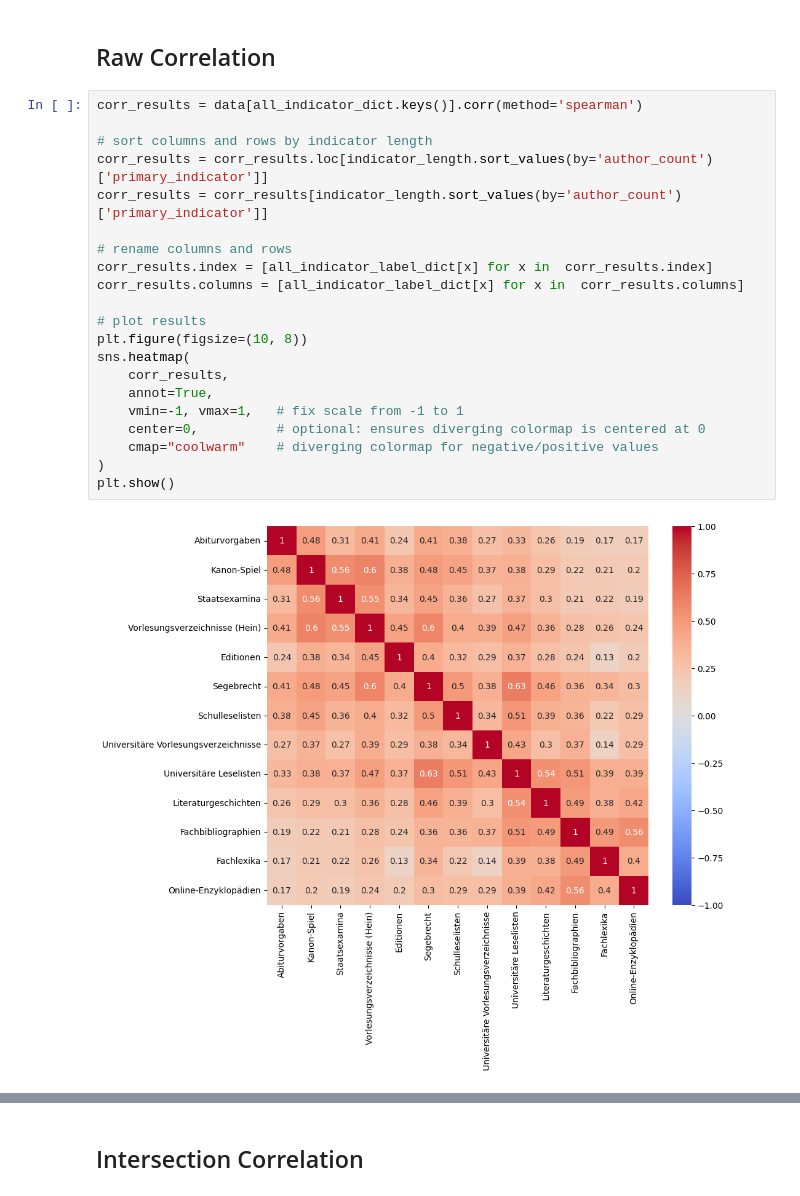
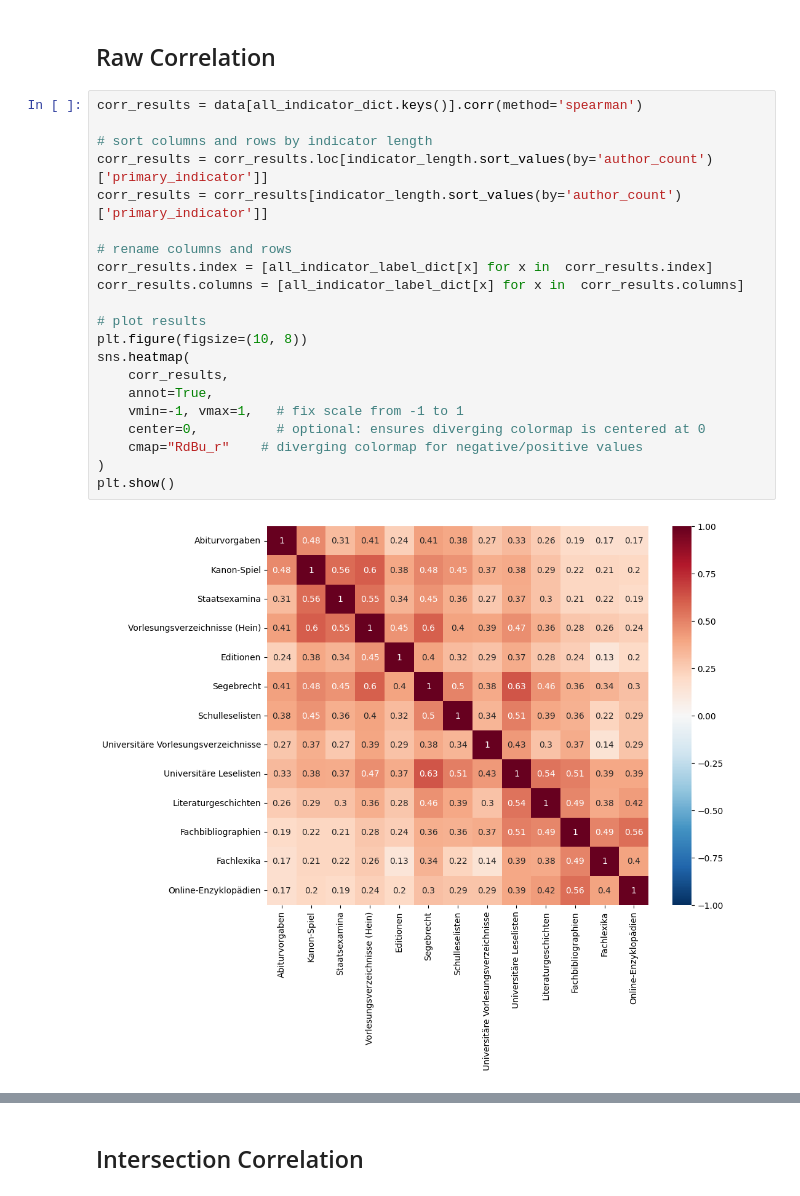
Before and after one commit to agihil/germancanon, a Jupyter notebook: notebooks/publication.ipynb, the cells around one changed output, grey strips where cells are left out. Saved outputs shown, nothing was run; the diff lists cells and outputs as text.

```diff
--- a/notebooks/publication.ipynb
+++ b/notebooks/publication.ipynb
@@ -266,26 +266,26 @@ display(indicator_length.sort_values(by='author_count'))
 # %%
 corr_results = data[all_indicator_dict.keys()].corr(method='spearman')
 
 # sort columns and rows by indicator length
 corr_results = corr_results.loc[indicator_length.sort_values(by='author_count')['primary_indicator']]
 corr_results = corr_results[indicator_length.sort_values(by='author_count')['primary_indicator']]
 
 # rename columns and rows
 corr_results.index = [all_indicator_label_dict[x] for x in  corr_results.index]
 corr_results.columns = [all_indicator_label_dict[x] for x in  corr_results.columns]
 
 # plot results
 plt.figure(figsize=(10, 8))
 sns.heatmap(
     corr_results,
     annot=True,
     vmin=-1, vmax=1,   # fix scale from -1 to 1
     center=0,          # optional: ensures diverging colormap is centered at 0
-    cmap="coolwarm"    # diverging colormap for negative/positive values
+    cmap="RdBu_r"    # diverging colormap for negative/positive values
 )
 plt.show()
 # %% [output]
-[figure, old version]
+[figure, new version]
 # %%
 # top 5 per primary indicator
 for primary_indicator in all_indicator_dict.keys():
```
Also changed, not shown: parts of 1 cell of this notebook.
